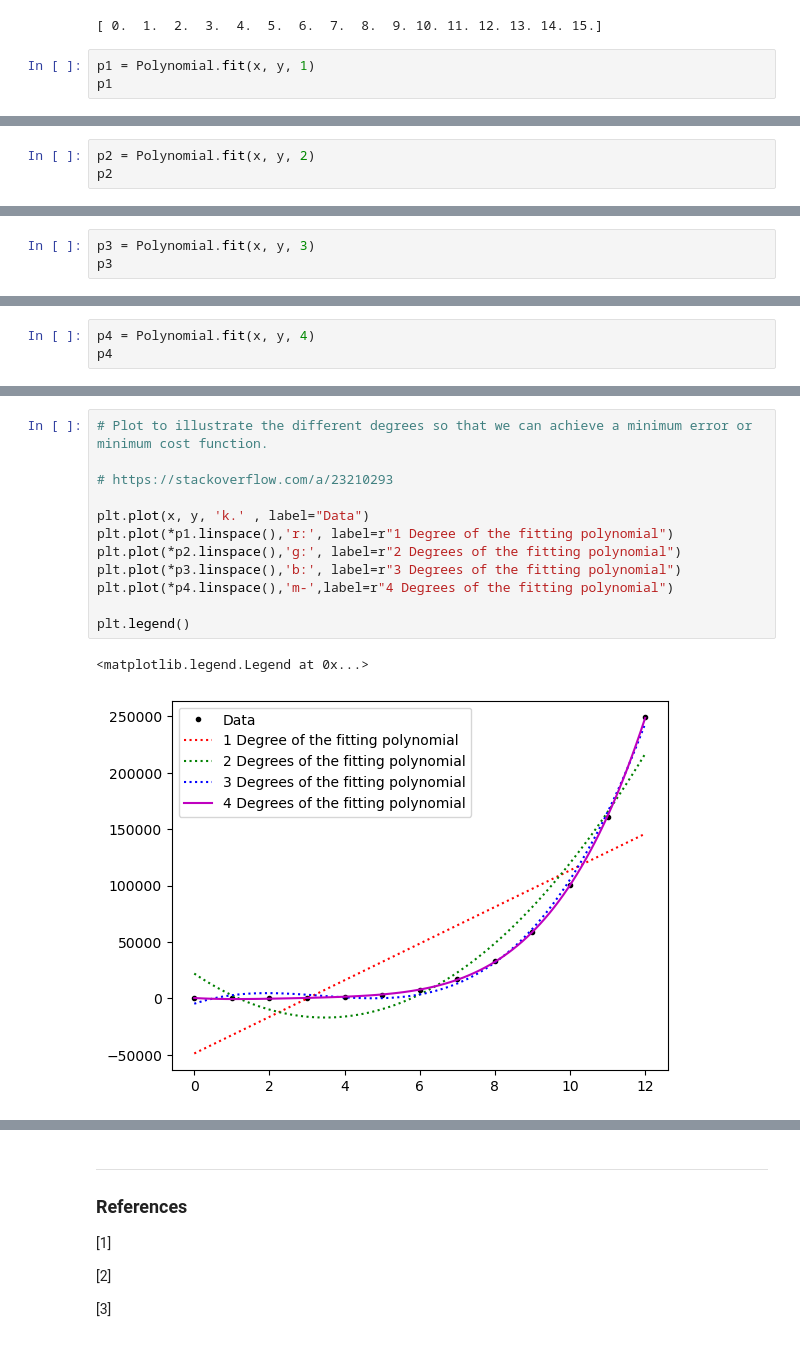
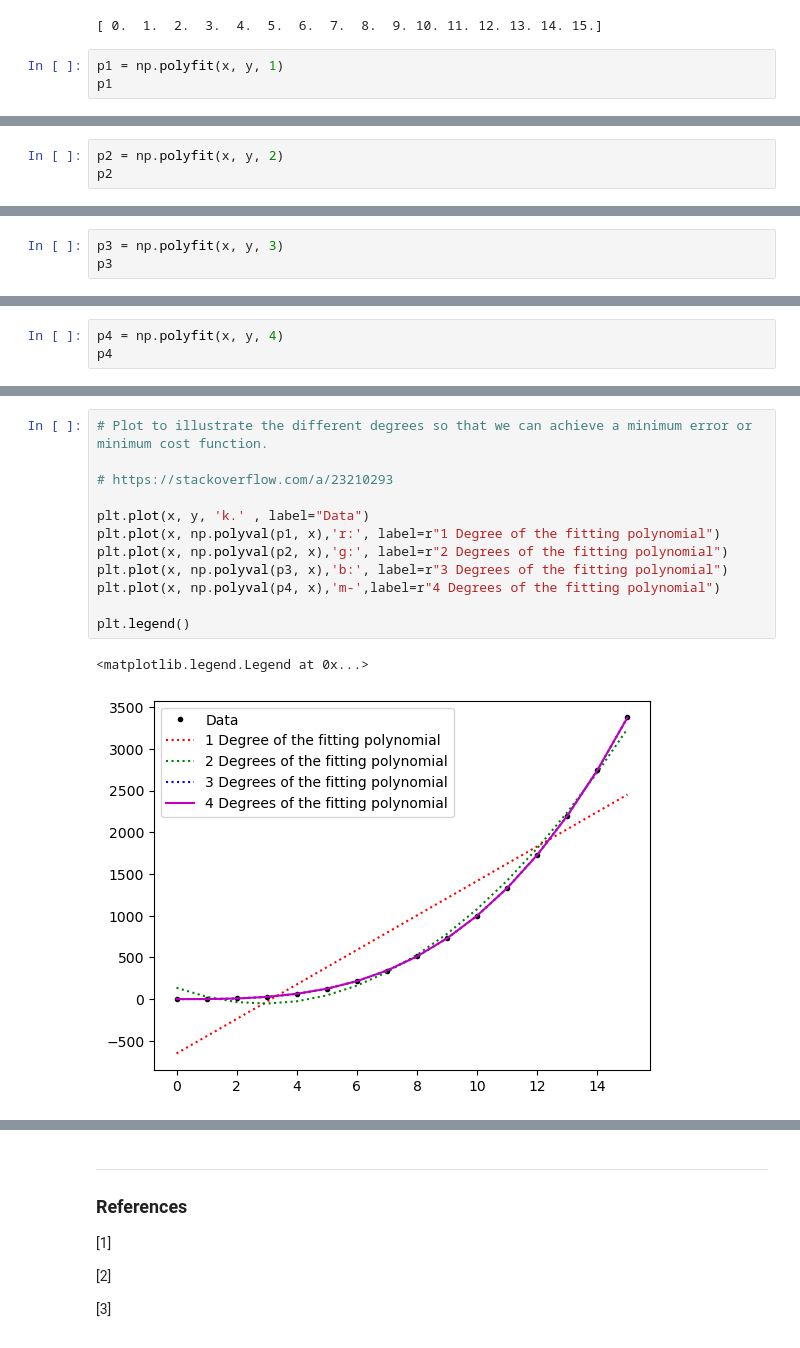
Before and after one commit to DPR-droid/2022_09_Machine_Learning_and_Statistics, a Jupyter notebook: Excercises/03_parameters_exercise.ipynb, the cells around one changed output, grey strips where cells are left out. Cells and saved outputs as stored; diff of their text form.

Commit message:
03_parameters_exercise update to np.polyfit

```diff
--- a/Excercises/03_parameters_exercise.ipynb
+++ b/Excercises/03_parameters_exercise.ipynb
@@ -83,6 +83,6 @@ print(x)
 # %% [output]
 [ 0.  1.  2.  3.  4.  5.  6.  7.  8.  9. 10. 11. 12. 13. 14. 15.]
 # %%
-p1 = Polynomial.fit(x, y, 1)
+p1 = np.polyfit(x, y, 1)
 p1
 # %% [output]
@@ -90,4 +90,4 @@ $x \mapsto \text{48582.215384615396} + \text{97369.13076923075}\,\left(\text{-1.
 # %%
-p2 = Polynomial.fit(x, y, 2)
+p2 = np.polyfit(x, y, 2)
 p2
 # %% [output]
@@ -95,4 +95,4 @@ $x \mapsto \text{3522.5699300699735} + \text{97369.13076923075}\,\left(\text{-1.
 # %%
-p3 = Polynomial.fit(x, y, 3)
+p3 = np.polyfit(x, y, 3)
 p3
 # %% [output]
@@ -100,4 +100,4 @@ $x \mapsto \text{3522.569930070048} + \text{36619.21381118884}\,\left(\text{-1.0
 # %%
-p4 = Polynomial.fit(x, y, 4)
+p4 = np.polyfit(x, y, 4)
 p4
 # %% [output]
@@ -105,18 +106,18 @@ $x \mapsto \text{7843.01703002951} + \text{36619.213811188725}\,\left(\text{-1.0
 # %%
 # Plot to illustrate the different degrees so that we can achieve a minimum error or minimum cost function.
 
 # https://stackoverflow.com/a/23210293
 
 plt.plot(x, y, 'k.' , label="Data")
-plt.plot(*p1.linspace(),'r:', label=r"1 Degree of the fitting polynomial")
-plt.plot(*p2.linspace(),'g:', label=r"2 Degrees of the fitting polynomial")
-plt.plot(*p3.linspace(),'b:', label=r"3 Degrees of the fitting polynomial")
-plt.plot(*p4.linspace(),'m-',label=r"4 Degrees of the fitting polynomial")
+plt.plot(x, np.polyval(p1, x),'r:', label=r"1 Degree of the fitting polynomial")
+plt.plot(x, np.polyval(p2, x),'g:', label=r"2 Degrees of the fitting polynomial")
+plt.plot(x, np.polyval(p3, x),'b:', label=r"3 Degrees of the fitting polynomial")
+plt.plot(x, np.polyval(p4, x),'m-',label=r"4 Degrees of the fitting polynomial")
 
 plt.legend()
 # %% [output]
 <matplotlib.legend.Legend at 0x...>
-[figure, old version]
+[figure, new version]
 # %%
 # Data Set 2:
 
```
Also changed, not shown: parts of 11 cells of this notebook.
